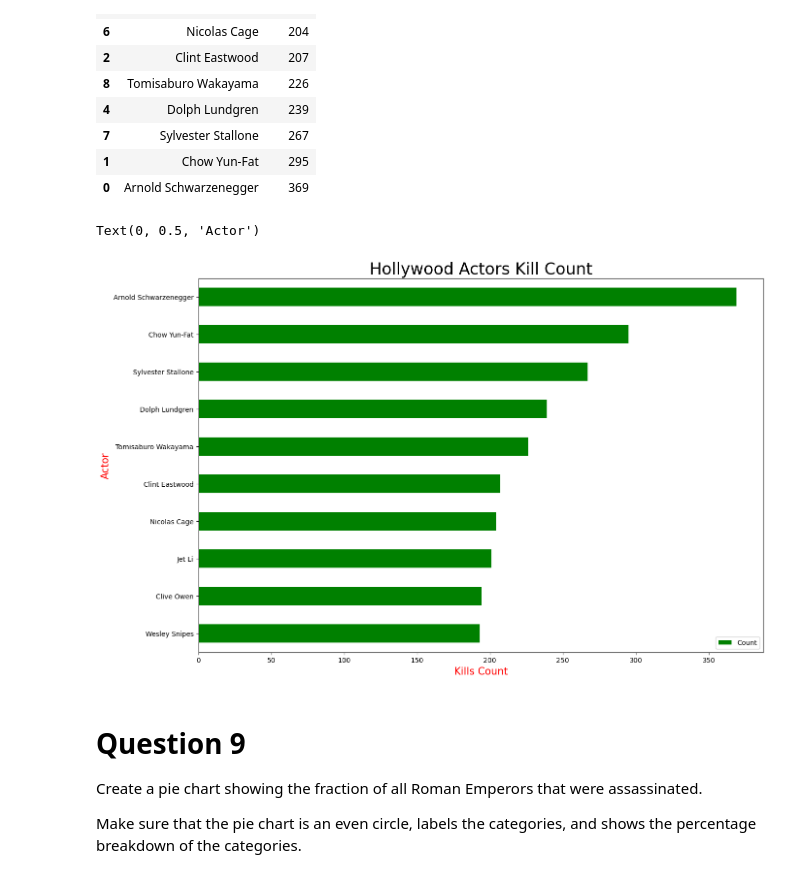
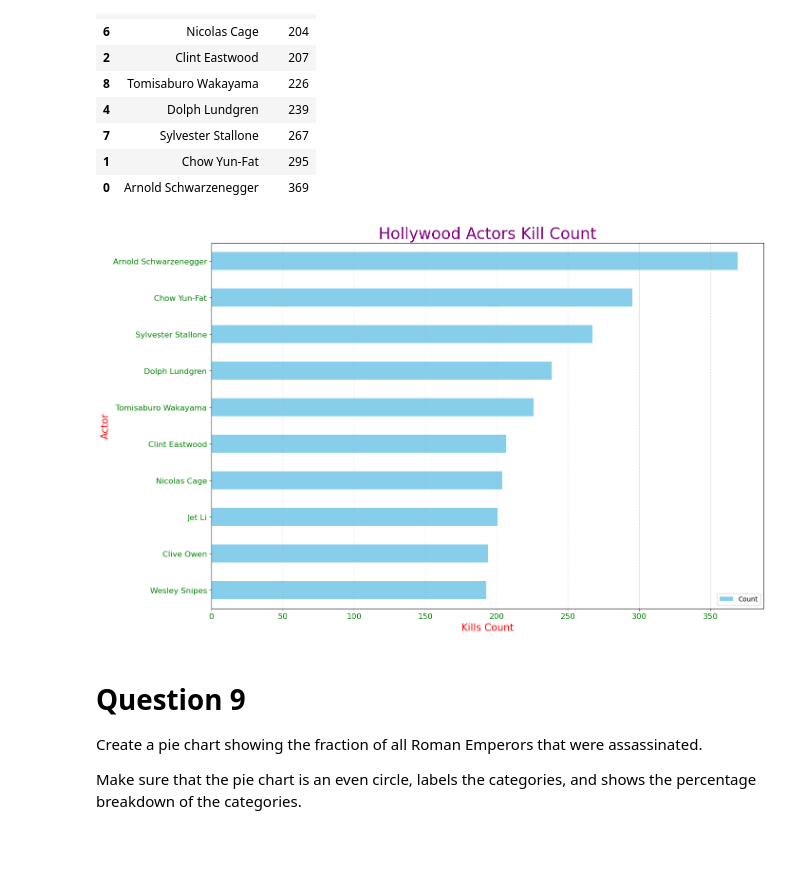
Before and after one commit to Pr33datorr/Yash.Gupta.BDAT1004PS3, a Jupyter notebook: Yash.Gupta.Problem_Set_3.ipynb, the cells around one changed output. Cells and saved outputs as stored; diff of their text form; code cells hidden in the pictures; blank space fills up the shorter version.

```diff
--- a/Yash.Gupta.Problem_Set_3.ipynb
+++ b/Yash.Gupta.Problem_Set_3.ipynb
@@ -1273,21 +1274,27 @@ Count_sort
 | 1 | Chow Yun-Fat | 295 |
 | 0 | Arnold Schwarzenegger | 369 |
 # %%
-#Set size for the graph
+# Set size for the graph
 plt.rcParams["figure.figsize"] = [15, 10]
 
-#Plotting horizondal bar chart with x and y axis
-Count_sort.plot.barh(x='Actor', y='Count',color='g')
+# Plotting horizontal bar chart with x and y axis
+Count_sort.plot.barh(x='Actor', y='Count', color='skyblue')
 
 # Chart Title
-plt.title('Hollywood Actors Kill Count', fontsize=24)
+plt.title('Hollywood Actors Kill Count', fontsize=24, color='purple')
 
-#Labels for x and y axis
-plt.xlabel('Kills Count', color = 'r', fontsize = 15)
-plt.ylabel('Actor', color = 'r', fontsize = 15)
+# Labels for x and y axis
+plt.xlabel('Kills Count', color='red', fontsize=15)
+plt.ylabel('Actor', color='red', fontsize=15)
+
+# Customize ticks and grid
+plt.tick_params(axis='x', colors='green', labelsize=12)
+plt.tick_params(axis='y', colors='green', labelsize=12)
+plt.grid(axis='x', linestyle='--', alpha=0.6)
+
+plt.show()
 # %% [output]
-Text(0, 0.5, 'Actor')
-[figure, old version]
+[figure, new version]
 # %% [markdown]
 # Question 9
 
```
Also changed, not shown: parts of 29 cells of this notebook.
